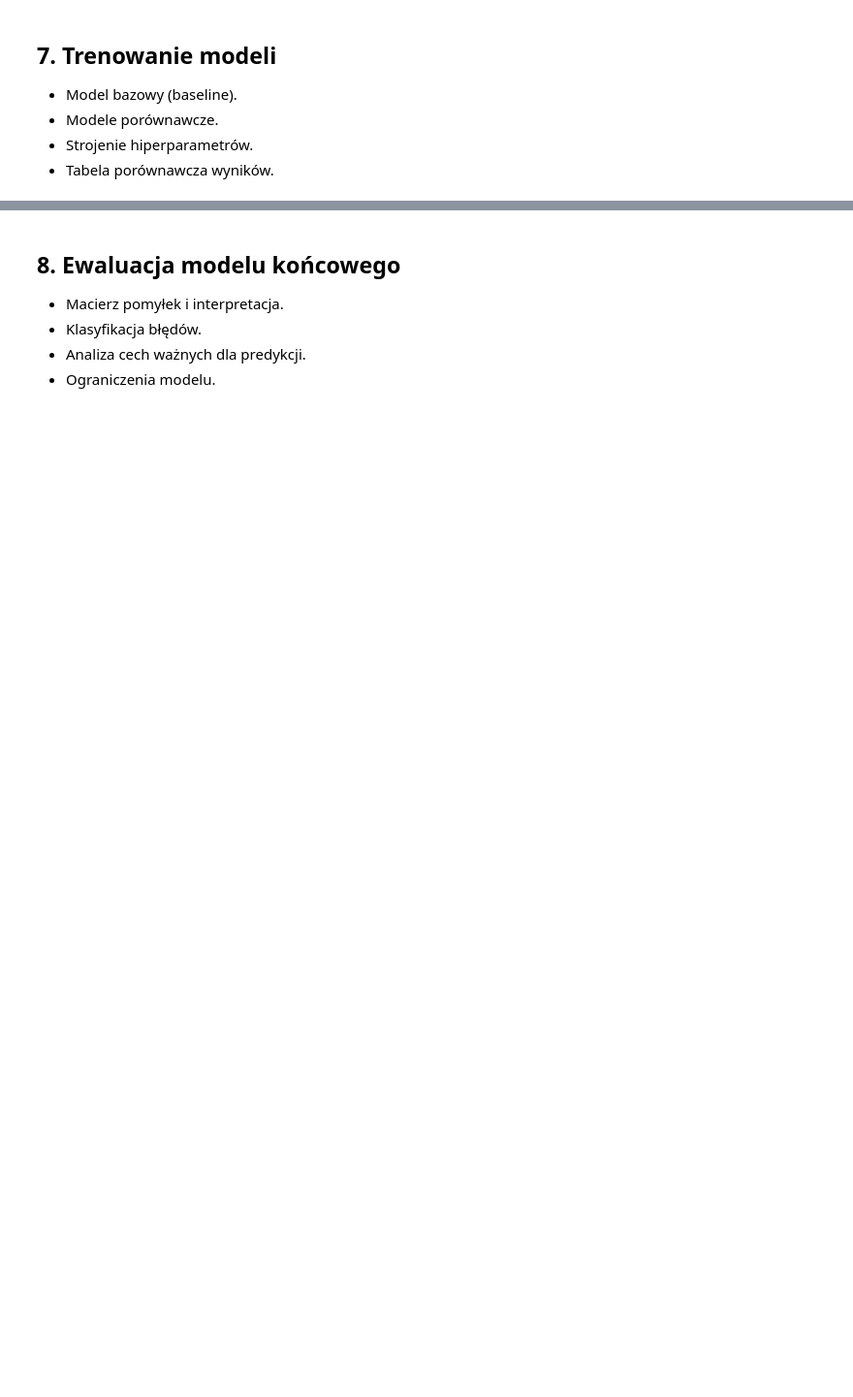
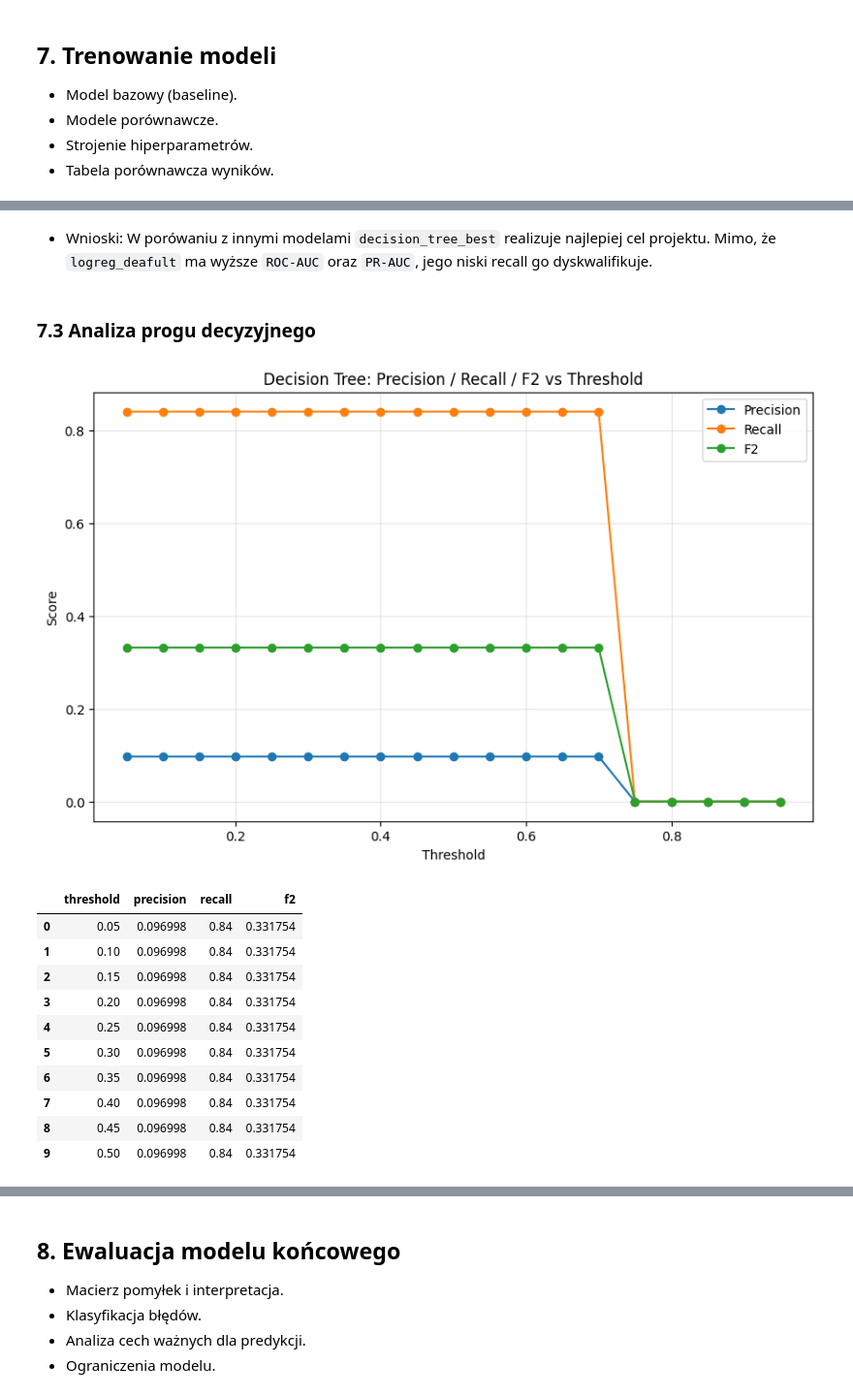
Before and after one commit to Zajecia-na-PWr-LR/lista-4-projekt-grupowy-malinki-wiki, a Jupyter notebook: notebooks/Stroke_Prediction.ipynb, the cells around one changed output, grey strips where cells are left out. Shown at 97% size. Saved outputs shown, nothing was run; the diff lists cells and outputs as text; code cells hidden in the pictures; blank space fills up the shorter version.

Commit message:
baseline, model oraz reports.md

```diff
--- a/notebooks/Stroke_Prediction.ipynb
+++ b/notebooks/Stroke_Prediction.ipynb
@@ -357,0 +496,47 @@ y_test: (1022,)
+# %% [markdown]
+- Wnioski:
+W porówaniu z innymi modelami `decision_tree_best` realizuje najlepiej cel projektu.
+Mimo, że `logreg_deafult` ma wyższe `ROC-AUC` oraz `PR-AUC`, jego niski recall go dyskwalifikuje.
+# %% [markdown]
+### 7.3 Analiza progu decyzyjnego
+# %%
+y_proba = best_tree.predict_proba(X_test)[:, 1]
+
+thresholds = np.arange(0.05, 0.96, 0.05)
+rows = []
+
+for thr in thresholds:
+    y_pred_thr = (y_proba >= thr).astype(int)
+    rows.append({
+        "threshold": thr,
+        "precision": precision_score(y_test, y_pred_thr, zero_division=0),
+        "recall": recall_score(y_test, y_pred_thr, zero_division=0),
+        "f2": fbeta_score(y_test, y_pred_thr, beta=2, zero_division=0),
+    })
+thr_df = pd.DataFrame(rows)
+
+plt.figure(figsize=(10, 6))
+plt.plot(thr_df["threshold"], thr_df["precision"], marker="o", label="Precision")
+plt.plot(thr_df["threshold"], thr_df["recall"], marker="o", label="Recall")
+plt.plot(thr_df["threshold"], thr_df["f2"], marker="o", label="F2")
+plt.xlabel("Threshold")
+plt.ylabel("Score")
+plt.title("Decision Tree: Precision / Recall / F2 vs Threshold")
+plt.grid(alpha=0.3)
+plt.legend()
+plt.show()
+
+thr_df.sort_values("f2", ascending=False).head(10)
+# %% [output]
+[figure, added]
+|  | threshold | precision | recall | f2 |
+| 0 | 0.05 | 0.096998 | 0.84 | 0.331754 |
+| 1 | 0.10 | 0.096998 | 0.84 | 0.331754 |
+| 2 | 0.15 | 0.096998 | 0.84 | 0.331754 |
+| 3 | 0.20 | 0.096998 | 0.84 | 0.331754 |
+| 4 | 0.25 | 0.096998 | 0.84 | 0.331754 |
+| 5 | 0.30 | 0.096998 | 0.84 | 0.331754 |
+| 6 | 0.35 | 0.096998 | 0.84 | 0.331754 |
+| 7 | 0.40 | 0.096998 | 0.84 | 0.331754 |
+| 8 | 0.45 | 0.096998 | 0.84 | 0.331754 |
+| 9 | 0.50 | 0.096998 | 0.84 | 0.331754 |
```
Also changed, not shown: parts of 19 cells of this notebook, 1 other file.
